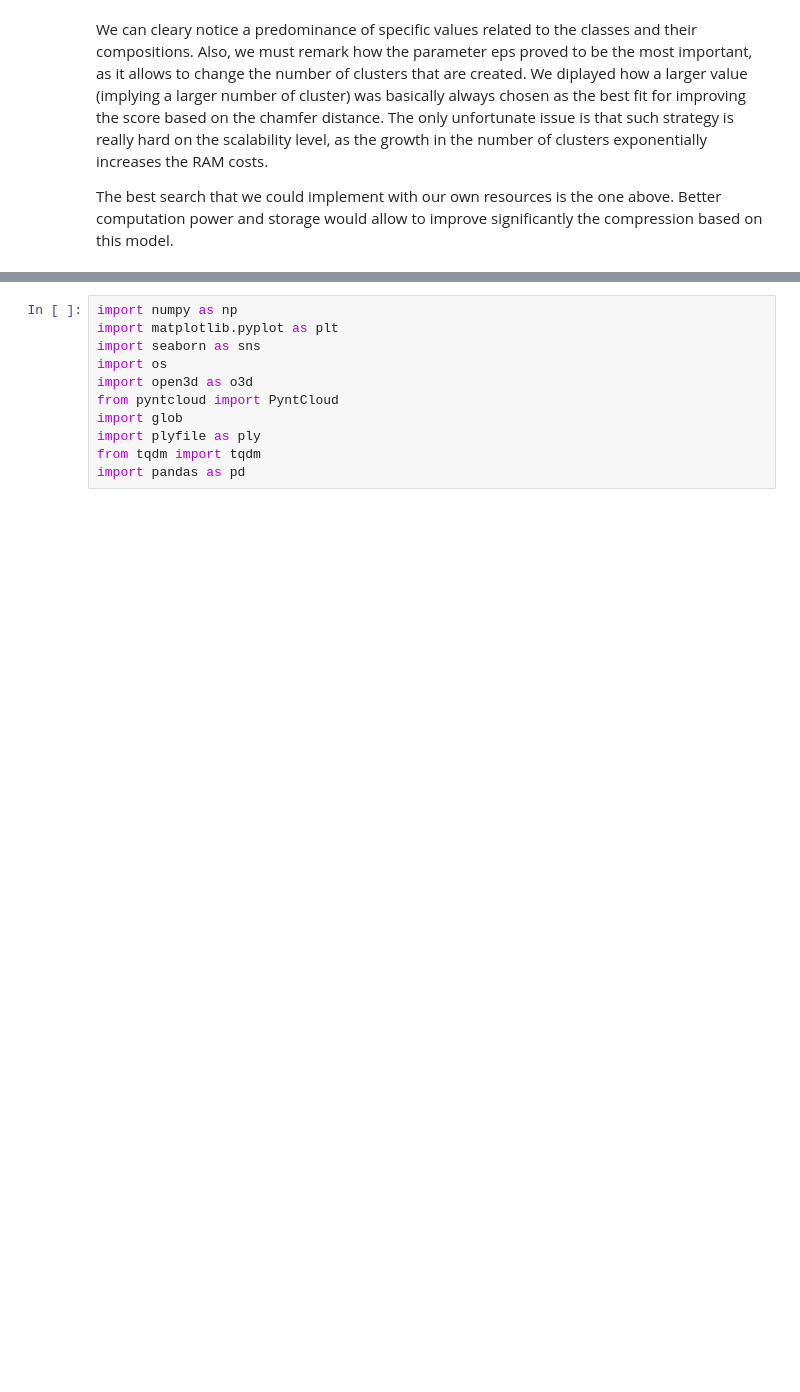
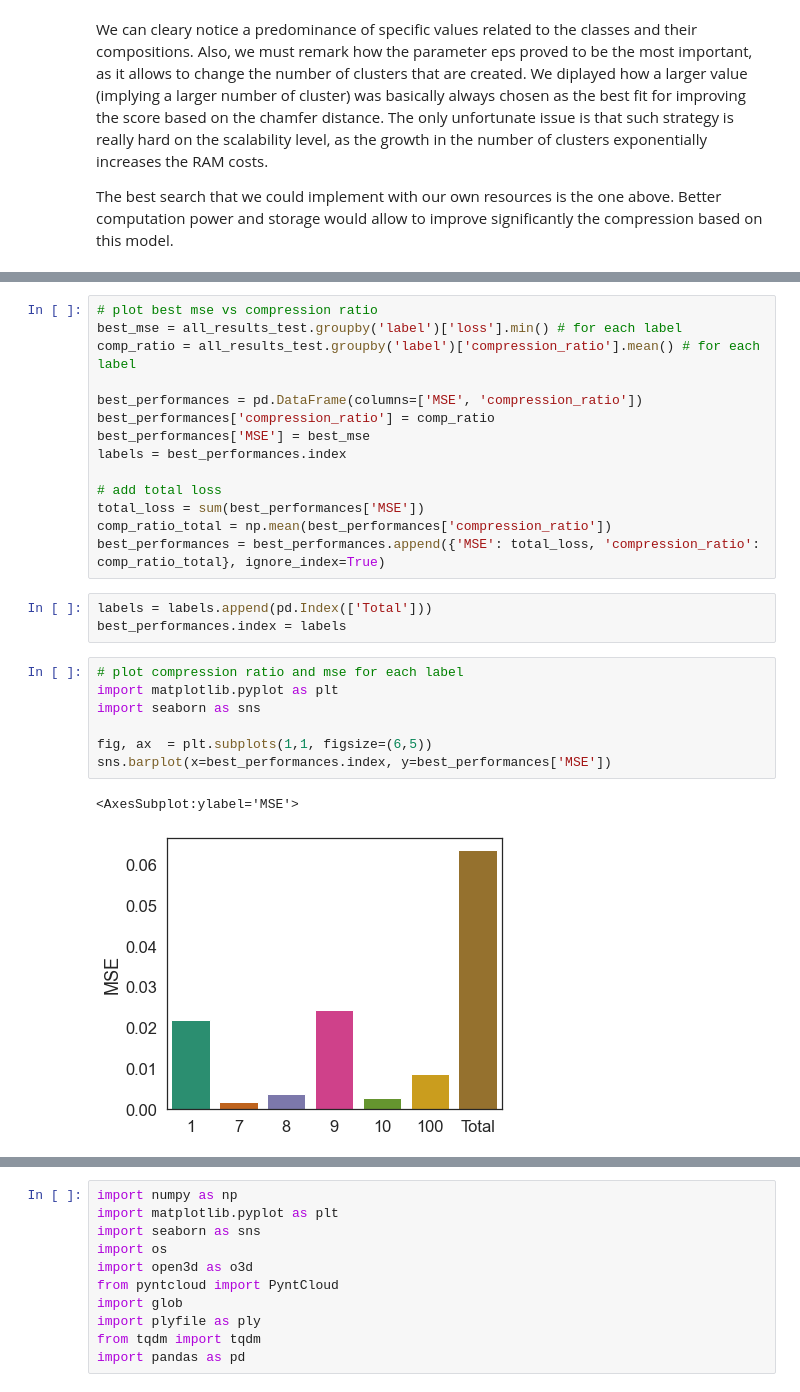
Before and after one commit to nicolezattarin/PointCloudCompression, a Jupyter notebook: 3DAR_Project.ipynb, the cells around one changed output, grey strips where cells are left out. Drawn from its saved outputs; the diff is of its cells as text; blank space fills up the shorter version.

```diff
--- a/3DAR_Project.ipynb
+++ b/3DAR_Project.ipynb
@@ -899,0 +1650,27 @@ The best search that we could implement with our own resources is the one above.
+# %%
+# plot best mse vs compression ratio
+best_mse = all_results_test.groupby('label')['loss'].min() # for each label
+comp_ratio = all_results_test.groupby('label')['compression_ratio'].mean() # for each label
+
+best_performances = pd.DataFrame(columns=['MSE', 'compression_ratio'])
+best_performances['compression_ratio'] = comp_ratio
+best_performances['MSE'] = best_mse
+labels = best_performances.index
+
+# add total loss
+total_loss = sum(best_performances['MSE'])
+comp_ratio_total = np.mean(best_performances['compression_ratio'])
+best_performances = best_performances.append({'MSE': total_loss, 'compression_ratio': comp_ratio_total}, ignore_index=True)
+# %%
+labels = labels.append(pd.Index(['Total']))
+best_performances.index = labels
+# %%
+# plot compression ratio and mse for each label
+import matplotlib.pyplot as plt
+import seaborn as sns
+
+fig, ax  = plt.subplots(1,1, figsize=(6,5))
+sns.barplot(x=best_performances.index, y=best_performances['MSE'])
+# %% [output]
+<AxesSubplot:ylabel='MSE'>
+[figure, added]
```
Also changed, not shown: parts of 41 cells of this notebook, 47 other files.
